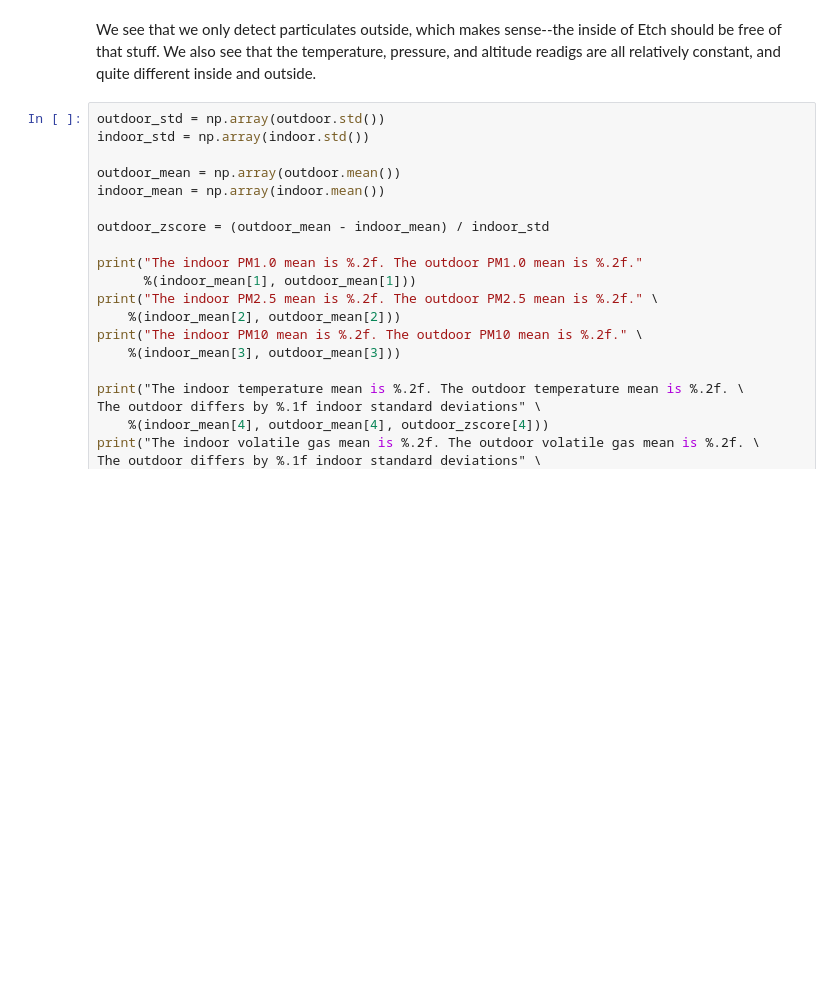
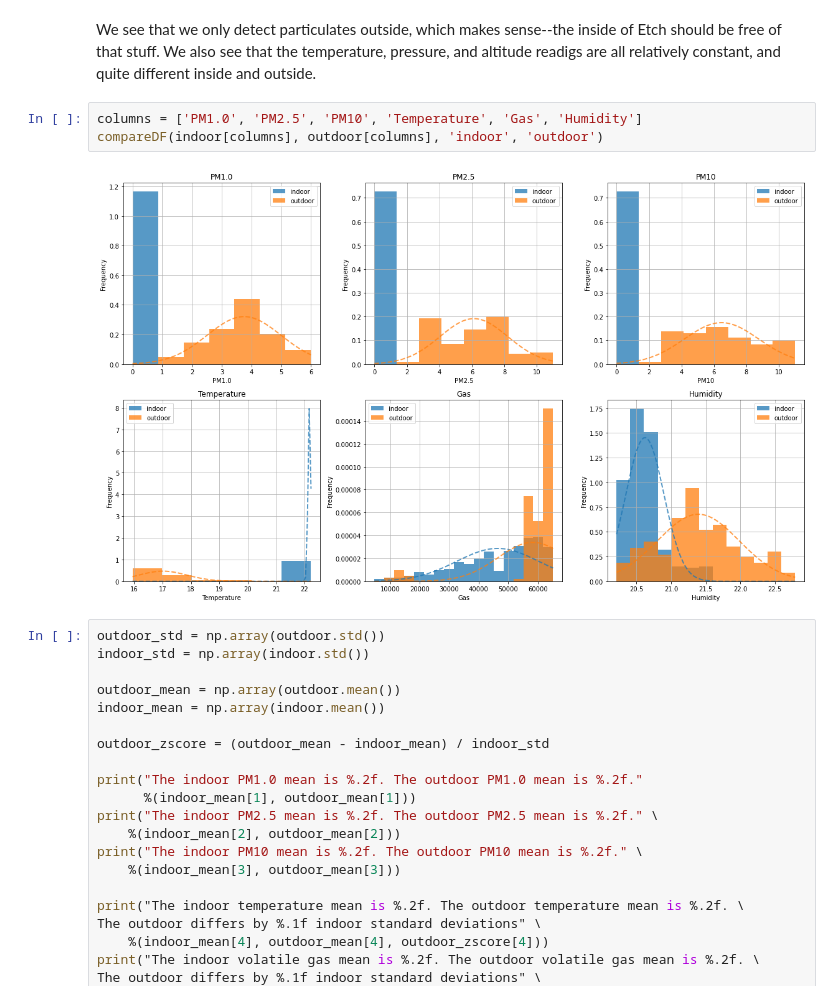
Before and after one commit to ElanPB/E11_Carlos_Elan, a Jupyter notebook: Week_6_Lab.ipynb, the cells around one changed output. Cells and saved outputs as stored; diff of their text form; blank space fills up the shorter version.

```diff
--- a/Week_6_Lab.ipynb
+++ b/Week_6_Lab.ipynb
@@ -296,6 +147,11 @@ The temperature and humidity look Gaussian to a first approximation. The gas is
 - If your distributions were not well described by a Gaussian, do you think you took enough data for the central limit theorem to apply?
 # %% [markdown]
 We see that we only detect particulates outside, which makes sense--the inside of Etch should be free of that stuff. We also see that the temperature, pressure, and altitude readigs are all relatively constant, and quite different inside and outside.
+# %%
+columns = ['PM1.0', 'PM2.5', 'PM10', 'Temperature', 'Gas', 'Humidity']
+compareDF(indoor[columns], outdoor[columns], 'indoor', 'outdoor')
+# %% [output]
+[figure, added]
 # %%
 outdoor_std = np.array(outdoor.std())
 indoor_std = np.array(indoor.std())
```
Also changed, not shown: parts of 12 cells of this notebook.
